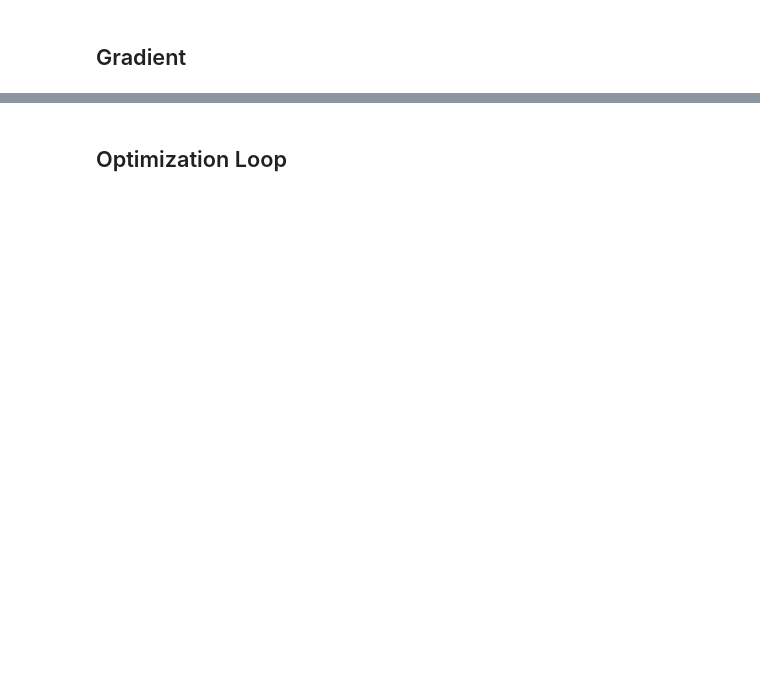
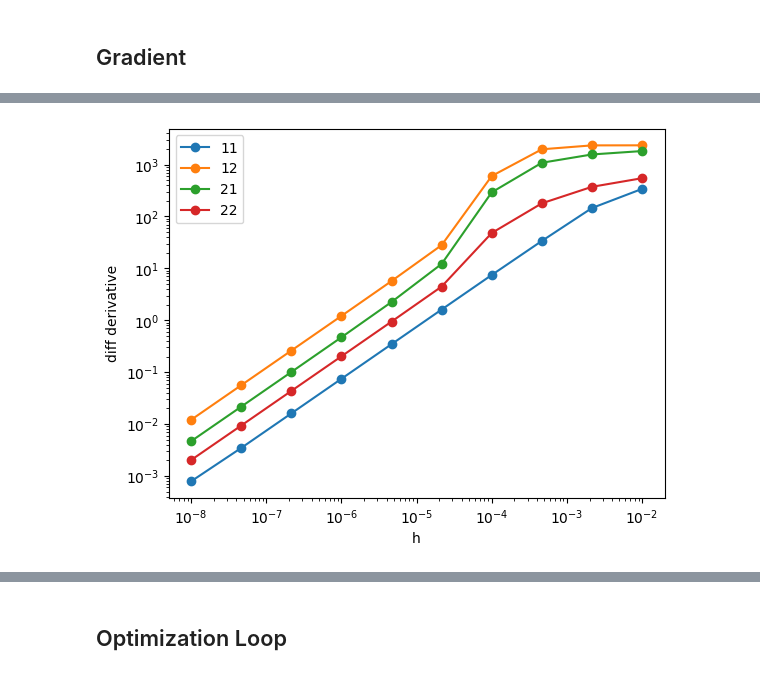
Before and after one commit to StephLeMedef/inductance-compumag, a Jupyter notebook: notebooks/PARAMETRIC.ipynb, the cells around one changed output, grey strips where cells are left out. Saved outputs shown, nothing was run; the diff lists cells and outputs as text; code cells hidden in the pictures; blank space fills up the shorter version.

```diff
--- a/notebooks/PARAMETRIC.ipynb
+++ b/notebooks/PARAMETRIC.ipynb
@@ -96,24 +104,13 @@ L_target = 1e-3
 l = 0
 b = 1
 
-
 def Constraint(a, mesh):
     return Inductance(a, mesh) - L_target
 
 
-def dConstraint(a0, p_, mesh=None):
-    rel = XiAir / mu0 + XiCoil / mu_coil + XiCore / mu_iron
-    return 2 * 4 * thickness / (2 * Is**2) * rel.real * ngs.InnerProduct(ngs.grad(a0), ngs.grad(p_)) * ngs.dx()
-
-
 def CostFunction(a, mesh):
-    return Losses(a, mesh) + l * Constraint(a, mesh) + 0.5 * b * Constraint(a, mesh) ** 2
-
-
-def dCostFunction(a0, p_, mesh):
-    rel = XiCoil / mu_coil
-    dLosses = 2 * 4 * omega / 2 * thickness * rel.imag * ngs.InnerProduct(ngs.grad(a0), ngs.grad(p_)) * ngs.dx()
-    return dLosses + l * dConstraint(a0, p_) + b * Constraint(a, mesh) * dConstraint(a0, p_)
+    const =  Constraint(a, mesh)
+    return Losses(a, mesh) + l * const + 0.5 * b * const ** 2
 # %% [markdown]
 # Adjoint
 # %%
@@ -187,0 +295,15 @@ NgException: BaseVector<Complex>::GetIndirect<double> calledin Assemble LinearFo
+# %%
+FD11 = (np.array(Fh11) - F0) / H
+FD12 = (np.array(Fh12) - F0) / H
+FD21 = (np.array(Fh21) - F0) / H
+FD22 = (np.array(Fh22) - F0) / H
+
+
+plt.loglog(H, np.abs(FD11- dF[0]), '-o', label = "11") ; plt.xlabel('h')
+plt.loglog(H, np.abs(FD12- dF[1]), '-o', label = "12")
+plt.loglog(H, np.abs(FD21- dF[2]), '-o', label = "21") ; plt.ylabel('diff derivative')
+plt.loglog(H, np.abs(FD22- dF[3]), '-o', label = "22")
+plt.legend()
+plt.show()
+# %% [output]
+[figure, added]
```
Also changed, not shown: parts of 16 cells of this notebook, 1 other file.
